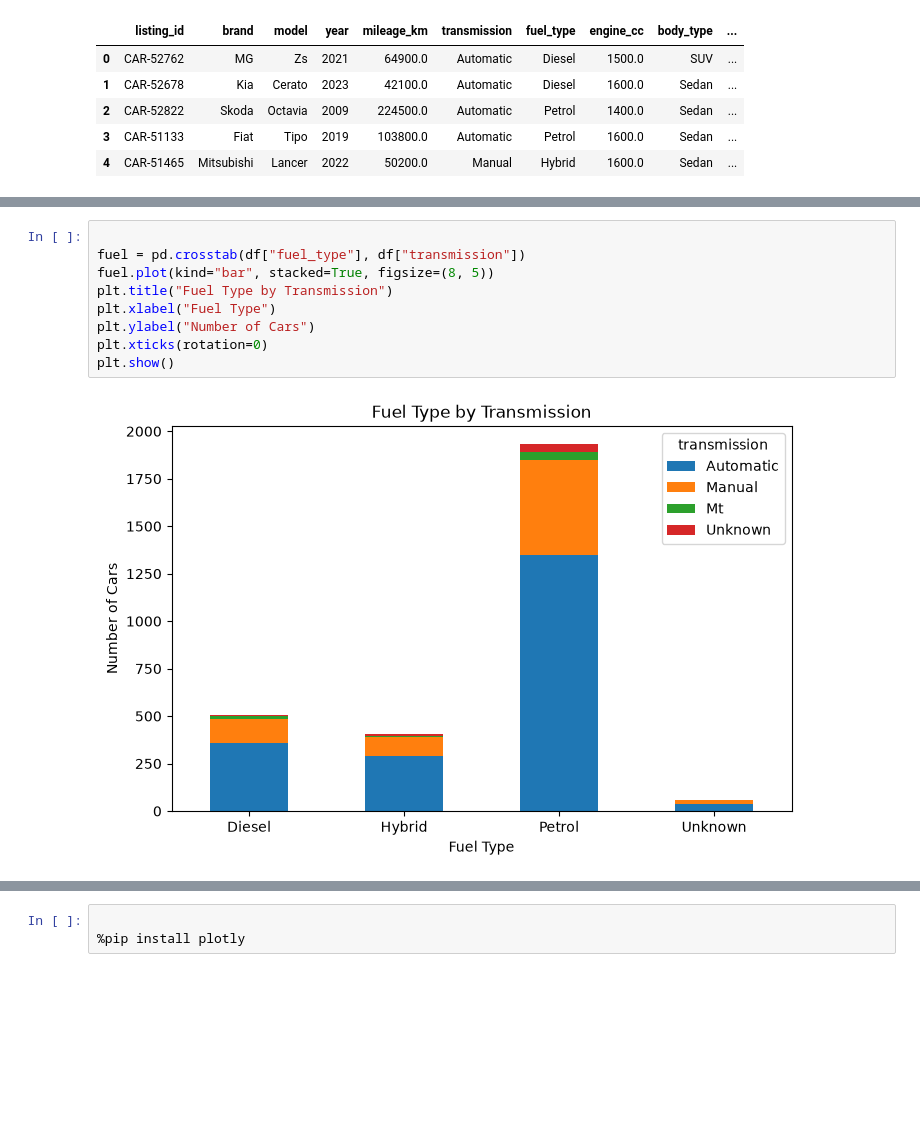
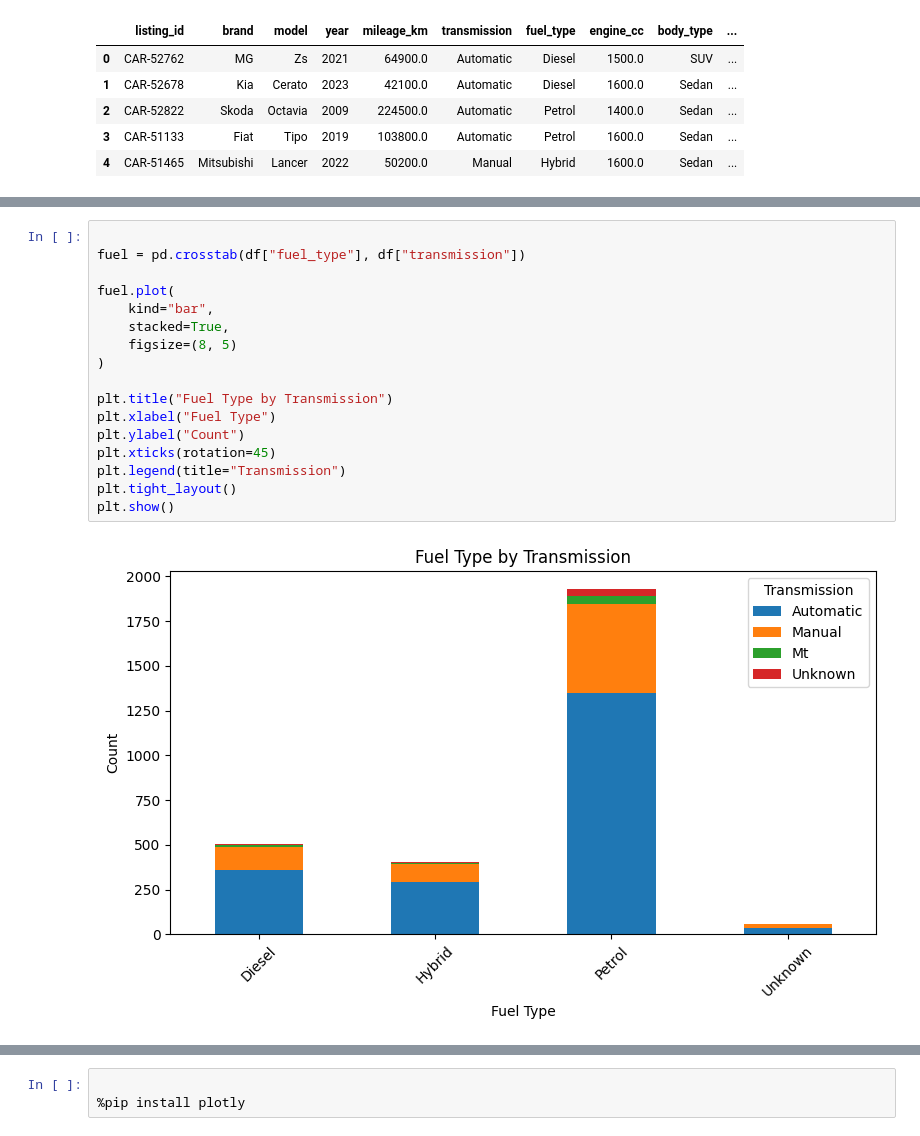
Before and after one commit to SaraElbably-2024/used_car_market_EDA, a Jupyter notebook: charts.ipynb, the cells around one changed output, grey strips where cells are left out. Cells and saved outputs as stored; diff of their text form; blank space fills up the shorter version.

Commit message:
update data visualization charts

```diff
--- a/charts.ipynb
+++ b/charts.ipynb
@@ -33,14 +35,22 @@ plt.show()
 # %%
 
 fuel = pd.crosstab(df["fuel_type"], df["transmission"])
-fuel.plot(kind="bar", stacked=True, figsize=(8, 5))
+
+fuel.plot(
+    kind="bar",
+    stacked=True,
+    figsize=(8, 5)
+)
+
 plt.title("Fuel Type by Transmission")
 plt.xlabel("Fuel Type")
-plt.ylabel("Number of Cars")
-plt.xticks(rotation=0)
+plt.ylabel("Count")
+plt.xticks(rotation=45)
+plt.legend(title="Transmission")
+plt.tight_layout()
 plt.show()
 # %% [output]
-[figure, old version]
+[figure, new version]
 # %%
 
 sales_counts = df["sold_within_30_days"].value_counts().dropna()
```
Also changed, not shown: parts of 4 cells of this notebook.
